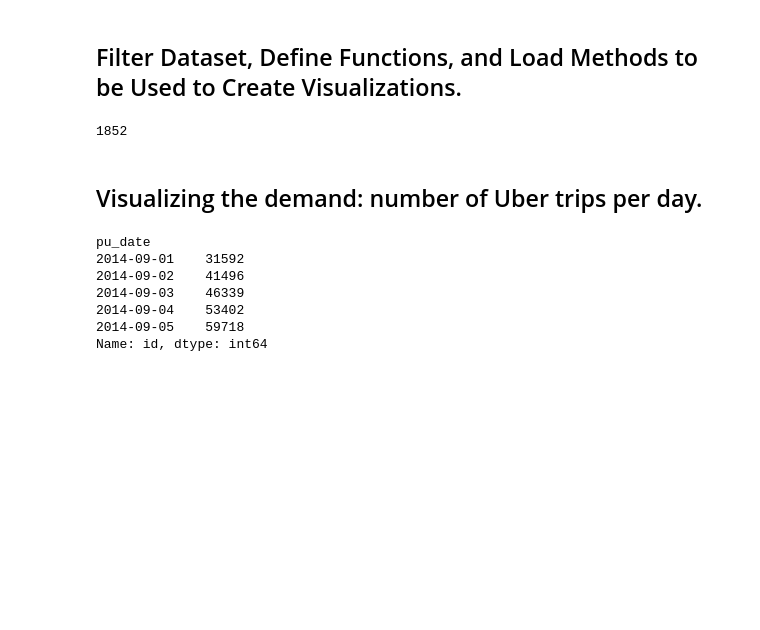
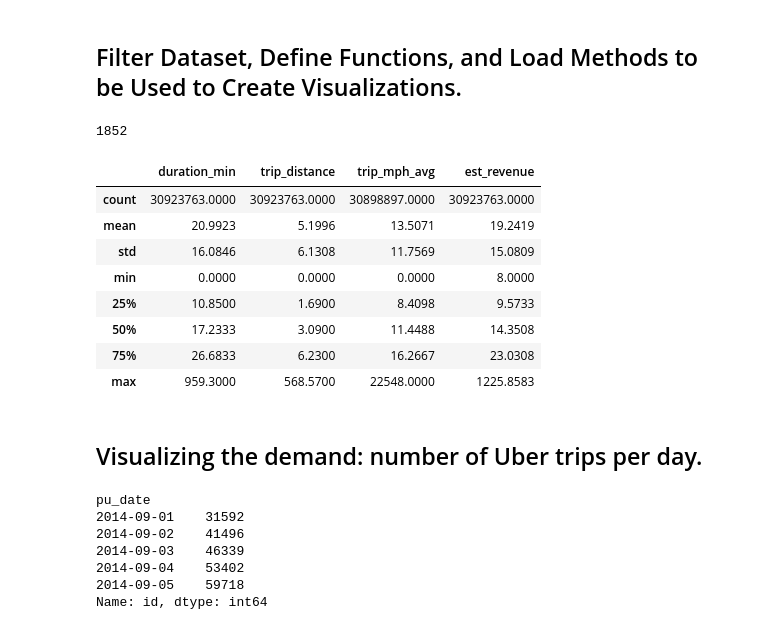
Before and after one commit to geoninja/Uber-Data-Analysis, a Jupyter notebook: NYC_Uber_Rides.ipynb, the cells around one changed output. Cells and saved outputs as stored; diff of their text form; code cells hidden in the pictures; blank space fills up the shorter version.

```diff
--- a/NYC_Uber_Rides.ipynb
+++ b/NYC_Uber_Rides.ipynb
@@ -23,6 +23,9 @@ import time
 sns.set()
 pal = sns.hls_palette(10, h=.5)
 sns.set_palette(pal)
+
+#Avoid display of scientific notation and show precision of 4 decimals:
+pd.set_option('display.float_format', lambda x: '%.4f' % x)
 # %% [output]
 2.7.13 |Anaconda 4.0.0 (x86_64)| (default, Dec 20 2016, 23:05:08)
 [GCC 4.2.1 Compatible Apple LLVM 6.0 (clang-600.0.57)]
@@ -550,6 +553,19 @@ len(df_uber[df_uber.pu_date == datetime.date(2015, 9, 1)]) #1852 data points to
 # %%
 #Create dataframe to be used for visualization with exactly 365 days of data, and max trip duration of 16h:
 df_viz = df_uber[(df_uber.pu_date != datetime.date(2015, 9, 1)) & (df_uber.duration_min <= 960)].copy() #1975 cases
+# %%
+#Descriptive statistics for numerical features:
+df_viz[['duration_min', 'trip_distance', 'trip_mph_avg', 'est_revenue']].describe()
+# %% [output]
+|  | duration_min | trip_distance | trip_mph_avg | est_revenue |
+| count | 30923763.0000 | 30923763.0000 | 30898897.0000 | 30923763.0000 |
+| mean | 20.9923 | 5.1996 | 13.5071 | 19.2419 |
+| std | 16.0846 | 6.1308 | 11.7569 | 15.0809 |
+| min | 0.0000 | 0.0000 | 0.0000 | 8.0000 |
+| 25% | 10.8500 | 1.6900 | 8.4098 | 9.5733 |
+| 50% | 17.2333 | 3.0900 | 11.4488 | 14.3508 |
+| 75% | 26.6833 | 6.2300 | 16.2667 | 23.0308 |
+| max | 959.3000 | 568.5700 | 22548.0000 | 1225.8583 |
 # %%
 from matplotlib.ticker import FuncFormatter #Call formatter function to format tick values
 from matplotlib.offsetbox import (OffsetImage, AnnotationBbox) #Create image box
```
Also changed, not shown: parts of 9 cells of this notebook, 18 other files.
